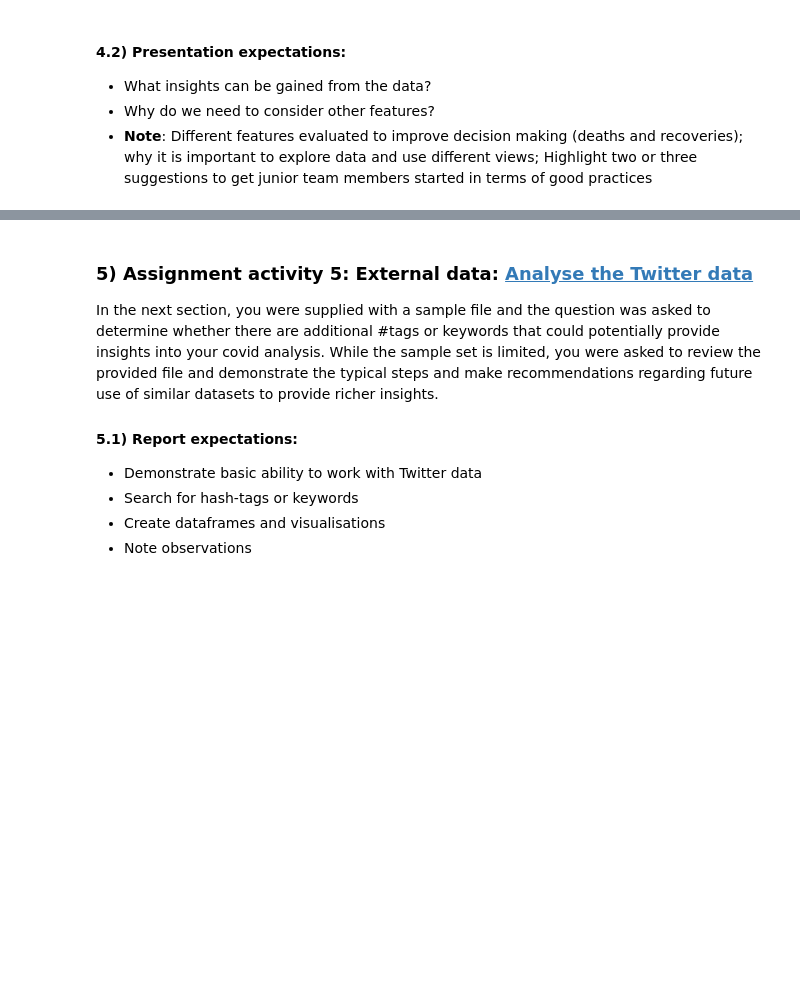
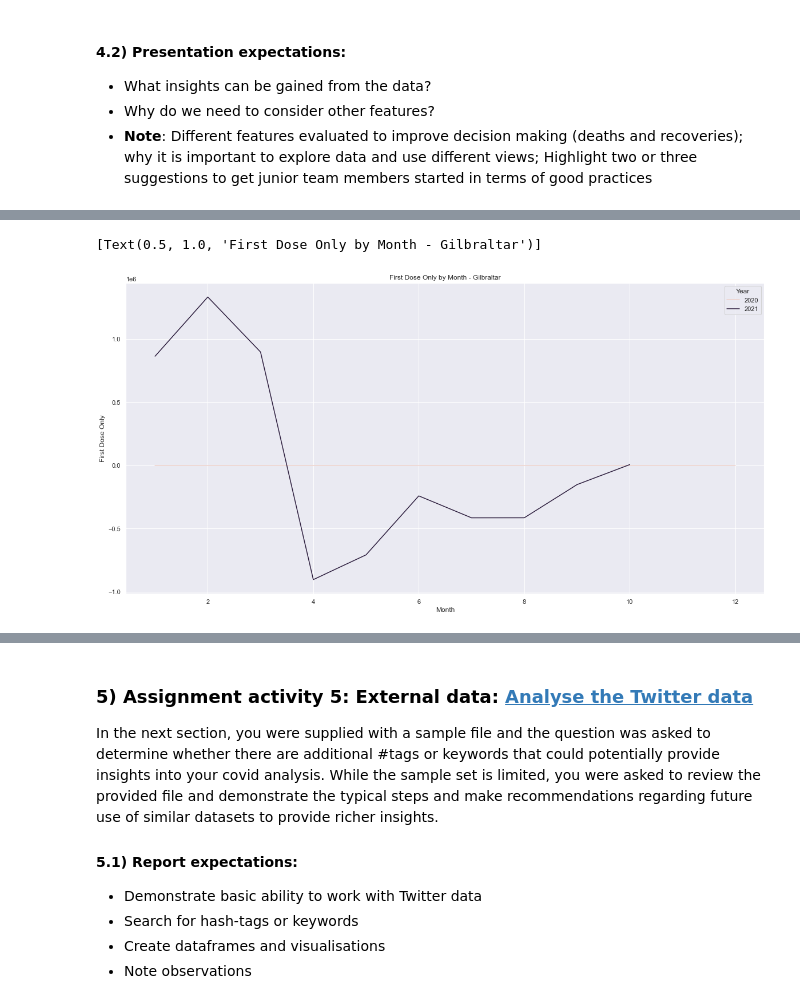
Before and after one commit to hazz292/LSE_A2_COVID_Analysis_Python, a Jupyter notebook: LSE_DA201_Assignment_Hazel_Chan.ipynb, the cells around one changed output, grey strips where cells are left out. Cells and saved outputs as stored; diff of their text form; code cells hidden in the pictures; blank space fills up the shorter version.

```diff
--- a/LSE_DA201_Assignment_Hazel_Chan.ipynb
+++ b/LSE_DA201_Assignment_Hazel_Chan.ipynb
@@ -1391,2 +1443,8 @@ covid_uk_province
 # %%
 # Let's smooth out the data by looking at monthly figures
+# %%
+# group by month
+Gibraltar_month = Gibraltar_first_only.groupby('Year_Month_x')[['First Dose', 'Second Dose', 'First Dose Only']].sum().reset_index().copy()
+Gibraltar_month['Month'] = Gibraltar_month['Year_Month_x'].dt.month
+Gibraltar_month['Year'] = Gibraltar_month['Year_Month_x'].dt.year
+Gibraltar_month
@@ -1392,0 +1469,6 @@ covid_uk_province
+# %%
+# create a simple lineplot
+sns.lineplot(x="Month", y="First Dose Only", hue='Year', data=Gibraltar_month).set(title='First Dose Only by Month - Gilbraltar')
+# %% [output]
+[Text(0.5, 1.0, 'First Dose Only by Month - Gilbraltar')]
+[figure, added]
```
Also changed, not shown: parts of 100 cells of this notebook.
